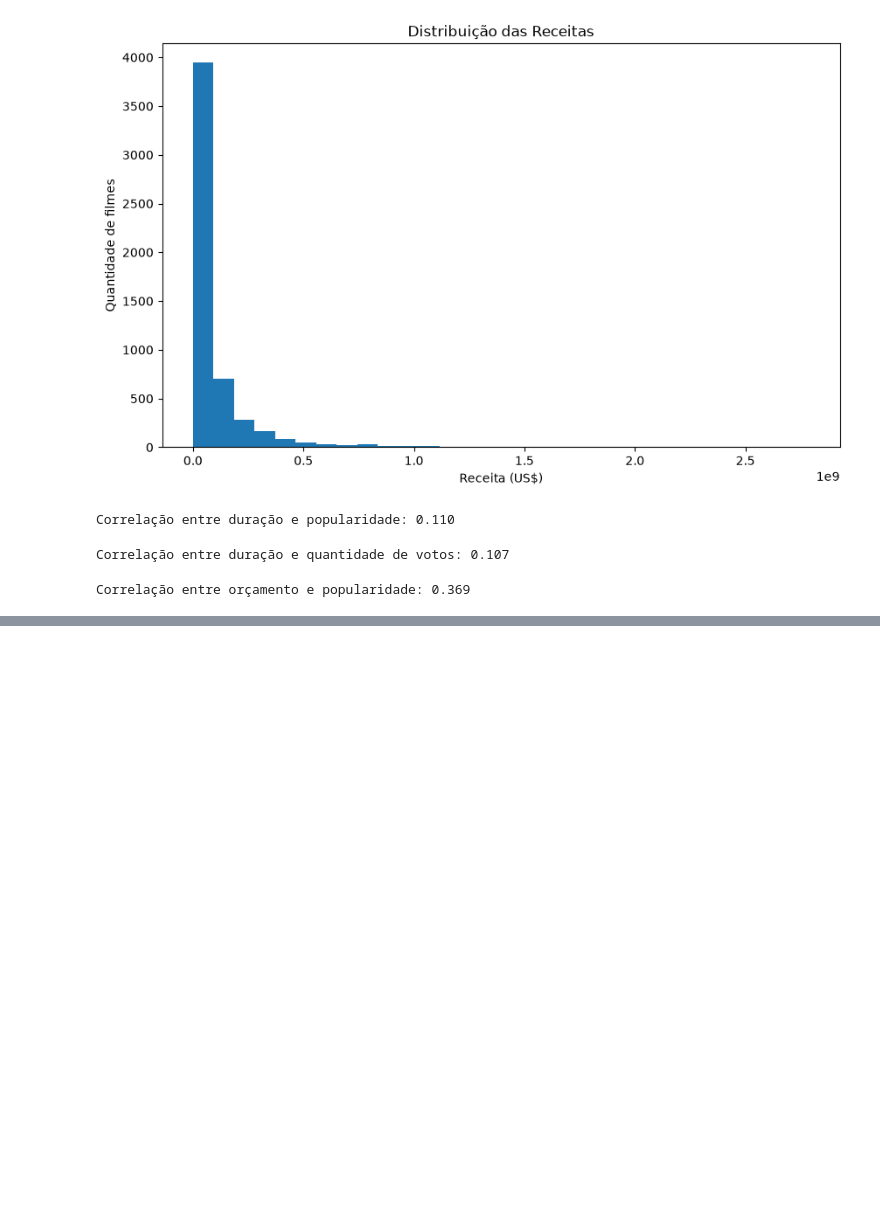
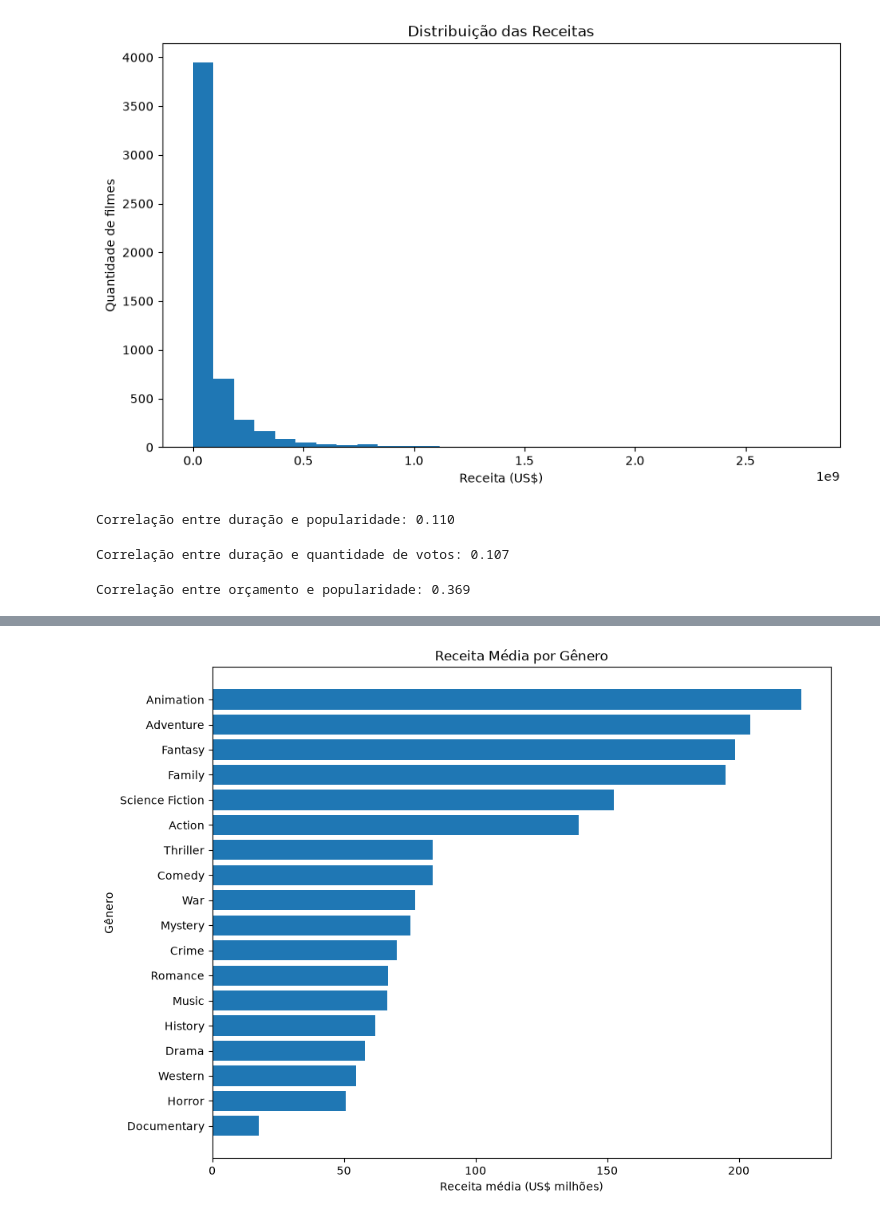
Before and after one commit to mtojald/AnaliseEXP-Dados, a Jupyter notebook: AnaliseEXP.ipynb, the cells around one changed output, grey strips where cells are left out. Drawn from its saved outputs; the diff is of its cells as text; code cells hidden in the pictures; blank space fills up the shorter version.

Commit message:
respondendo pergunta 3 - relacionando genero/duraçao com revenue

```diff
--- a/AnaliseEXP.ipynb
+++ b/AnaliseEXP.ipynb
@@ -527,0 +575,7 @@ Correlação entre orçamento e popularidade: 0.369
+# %%
+# Criando uma nova base onde cada gênero ocupa uma linha separada.
+# Isso permite agrupar os filmes por gênero posteriormente.
+
+df_generos = df_filmes_completos.explode('generos')
+
+df_generos[['title', 'generos', 'revenue']].head(15)
@@ -527,0 +649,15 @@ Correlação entre orçamento e popularidade: 0.369
+# %%
+# Agrupando os filmes por gênero para comparar suas principais características financeiras e de duração.
+
+analise_generos = (
+    df_generos
+    .groupby('generos')
+    .agg(
+        quantidade=('title', 'count'),
+        receita_media=('revenue', 'mean'),
+        budget_medio=('budget', 'mean'),
+        duracao_media=('runtime', 'mean')
+    )
+.sort_values('receita_media', ascending=False))
+
+display(analise_generos)
@@ -527,0 +683,25 @@ Correlação entre orçamento e popularidade: 0.369
+# %%
+# Selecionando os gêneros com pelo menos 50 filmes para evitar comparações baseadas em amostras muito pequenas.
+
+generos_grafico = analise_generos[analise_generos['quantidade'] >= 50].copy()
+
+# Convertendo a receita média para milhões de dólares facilitando a leitura do gráfico.
+
+generos_grafico['receita_media_milhoes'] = (generos_grafico['receita_media'] / 1_000_000)
+
+plt.figure(figsize=(10, 8))
+
+plt.barh(
+    generos_grafico.index,
+    generos_grafico['receita_media_milhoes']
+)
+
+plt.xlabel('Receita média (US$ milhões)')
+plt.ylabel('Gênero')
+plt.title('Receita Média por Gênero')
+
+plt.gca().invert_yaxis() # coloca o genero com maior receita no topo do grafico
+
+plt.show()
+# %% [output]
+[figure, added]
```
Also changed, not shown: parts of 8 cells of this notebook, 1 other file.
